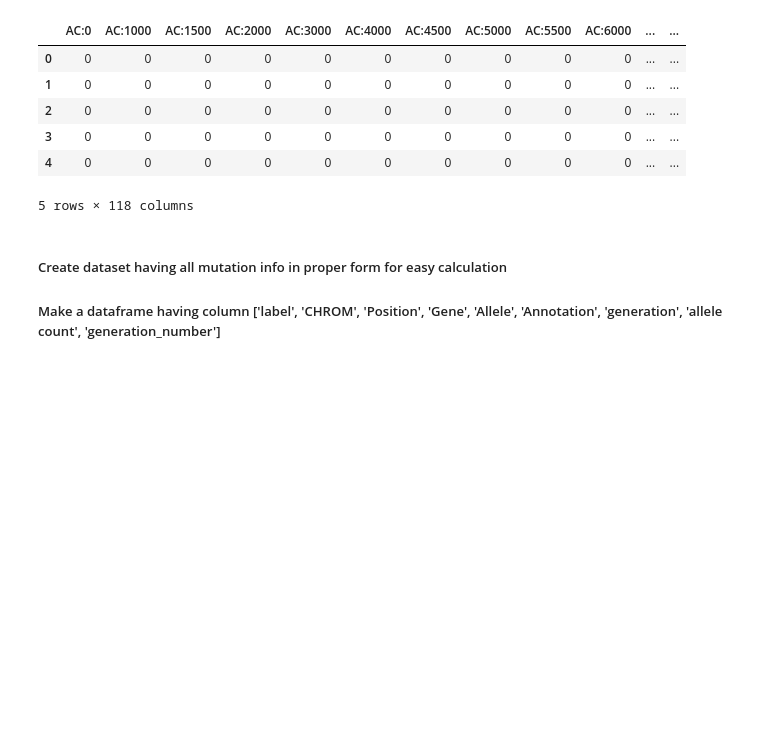
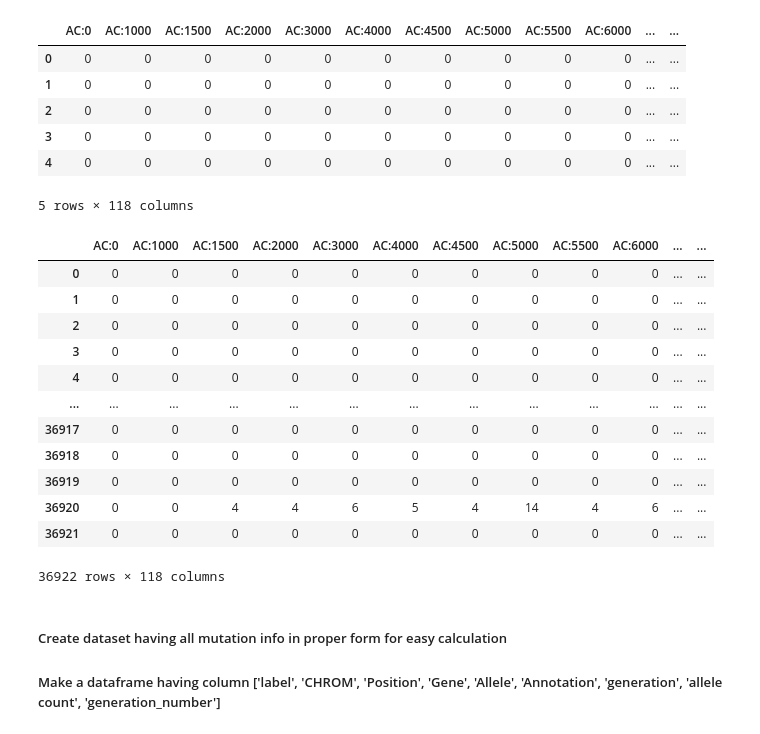
Before and after one commit to cellsemantics/Oligo_Promotion, a Jupyter notebook: figure/main figures/fig3/fig3.ipynb, the cells around one changed output. Cells and saved outputs as stored; diff of their text form; code cells hidden in the pictures; blank space fills up the shorter version.

```diff
--- a/figure/main figures/fig3/fig3.ipynb
+++ b/figure/main figures/fig3/fig3.ipynb
@@ -139,3 +139,19 @@ df_allele_generation.head()
 | 3 | 0 | 0 | 0 | 0 | 0 | 0 | 0 | 0 | 0 | 0 | ... | ... |
 | 4 | 0 | 0 | 0 | 0 | 0 | 0 | 0 | 0 | 0 | 0 | ... | ... |
 5 rows × 118 columns
+# %%
+df_allele_generation
+# %% [output]
+|  | AC:0 | AC:1000 | AC:1500 | AC:2000 | AC:3000 | AC:4000 | AC:4500 | AC:5000 | AC:5500 | AC:6000 | ... | ... |
+| 0 | 0 | 0 | 0 | 0 | 0 | 0 | 0 | 0 | 0 | 0 | ... | ... |
+| 1 | 0 | 0 | 0 | 0 | 0 | 0 | 0 | 0 | 0 | 0 | ... | ... |
+| 2 | 0 | 0 | 0 | 0 | 0 | 0 | 0 | 0 | 0 | 0 | ... | ... |
+| 3 | 0 | 0 | 0 | 0 | 0 | 0 | 0 | 0 | 0 | 0 | ... | ... |
+| 4 | 0 | 0 | 0 | 0 | 0 | 0 | 0 | 0 | 0 | 0 | ... | ... |
+| ... | ... | ... | ... | ... | ... | ... | ... | ... | ... | ... | ... | ... |
+| 36917 | 0 | 0 | 0 | 0 | 0 | 0 | 0 | 0 | 0 | 0 | ... | ... |
+| 36918 | 0 | 0 | 0 | 0 | 0 | 0 | 0 | 0 | 0 | 0 | ... | ... |
+| 36919 | 0 | 0 | 0 | 0 | 0 | 0 | 0 | 0 | 0 | 0 | ... | ... |
+| 36920 | 0 | 0 | 4 | 4 | 6 | 5 | 4 | 14 | 4 | 6 | ... | ... |
+| 36921 | 0 | 0 | 0 | 0 | 0 | 0 | 0 | 0 | 0 | 0 | ... | ... |
+36922 rows × 118 columns
```
Also changed, not shown: parts of 21 cells of this notebook.
